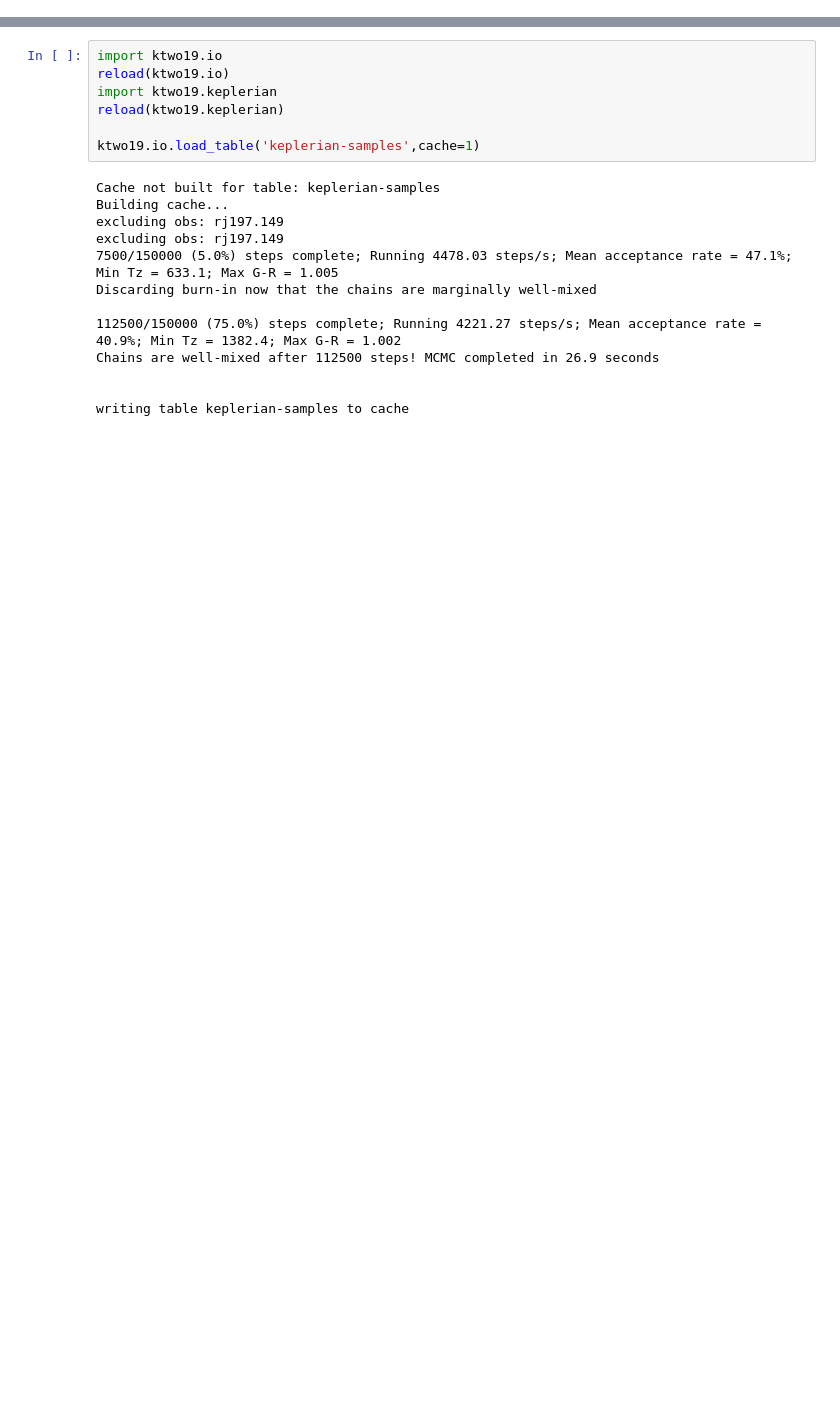
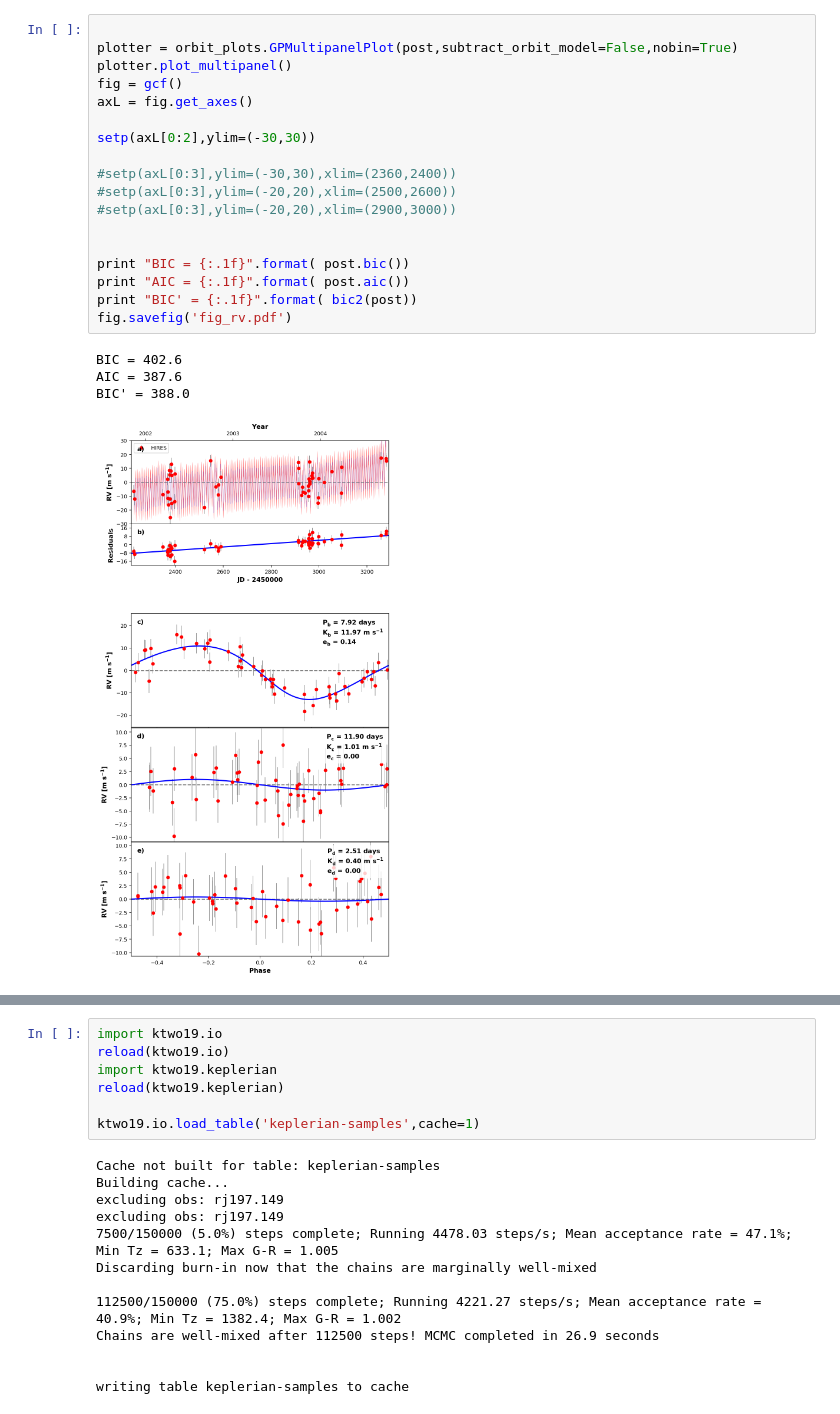
Before and after one commit to petigura/ktwo19, a Jupyter notebook: 2_Model-Comparison-BIC.ipynb, the cells around one changed output, grey strips where cells are left out. Drawn from its saved outputs; the diff is of its cells as text; blank space fills up the shorter version.

```diff
--- a/2_Model-Comparison-BIC.ipynb
+++ b/2_Model-Comparison-BIC.ipynb
@@ -442,0 +614,23 @@ Corner.plot()
+# %%
+
+plotter = orbit_plots.GPMultipanelPlot(post,subtract_orbit_model=False,nobin=True)
+plotter.plot_multipanel()
+fig = gcf()
+axL = fig.get_axes()
+
+setp(axL[0:2],ylim=(-30,30))
+
+#setp(axL[0:3],ylim=(-30,30),xlim=(2360,2400))
+#setp(axL[0:3],ylim=(-20,20),xlim=(2500,2600))
+#setp(axL[0:3],ylim=(-20,20),xlim=(2900,3000))
+
+
+print "BIC = {:.1f}".format( post.bic())
+print "AIC = {:.1f}".format( post.aic())
+print "BIC' = {:.1f}".format( bic2(post))
+fig.savefig('fig_rv.pdf')
+# %% [output]
+BIC = 402.6
+AIC = 387.6
+BIC' = 388.0
+[figure, added]
```
Also changed, not shown: parts of 38 cells of this notebook, 29 other files.
